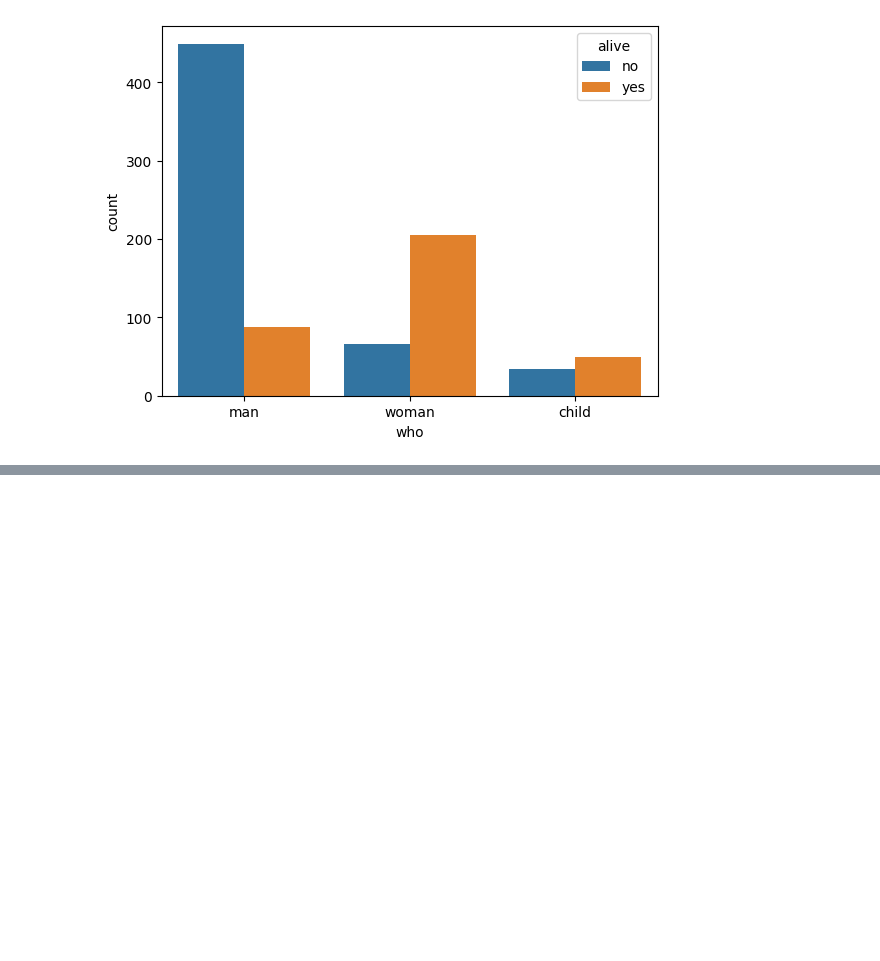
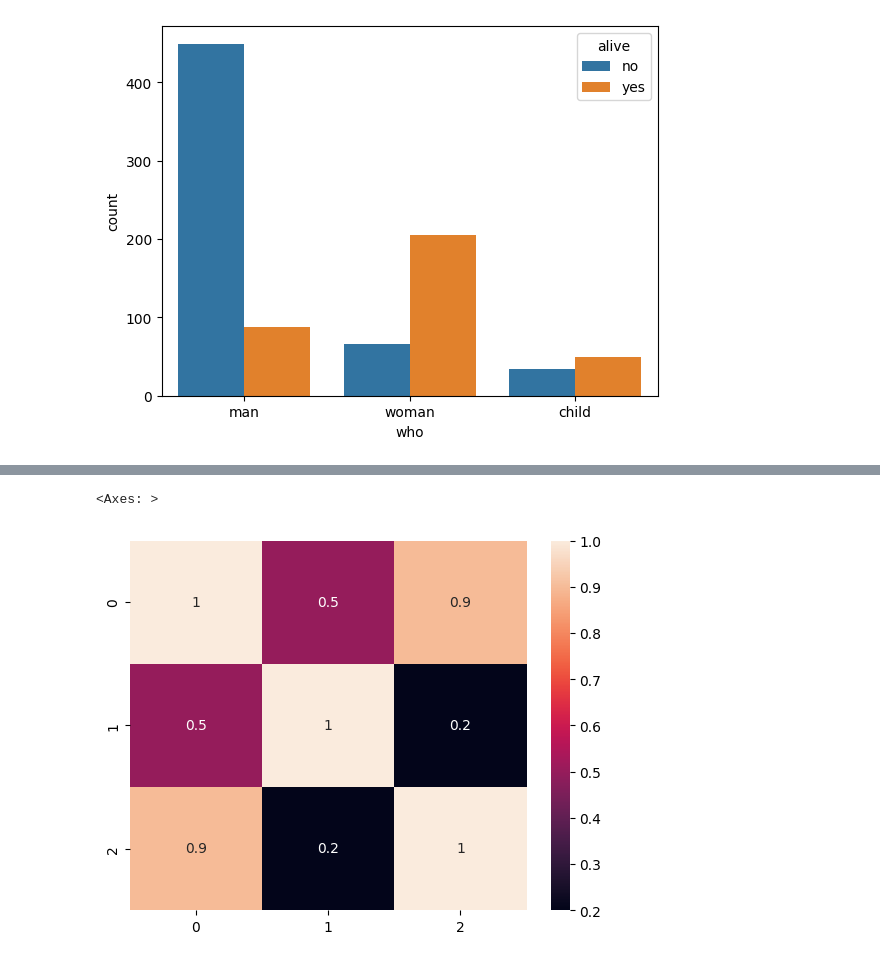
Before and after one commit to ntnmathur/intellipaat, a Jupyter notebook: python/matplotlib.ipynb, the cells around one changed output, grey strips where cells are left out. Cells and saved outputs as stored; diff of their text form; code cells hidden in the pictures; blank space fills up the shorter version.

```diff
--- a/python/matplotlib.ipynb
+++ b/python/matplotlib.ipynb
@@ -412,0 +442,17 @@ sns.countplot(x='who',hue = 'alive', data=df,)
+# %%
+data = [
+    [1,0.5,0.9],
+    [0.5,1,0.2],
+    [0.9,0.2,1],
+]
+
+sns.heatmap(data, annot = True) # with data
+# 0-0.5: Weak correlation
+# 0.51-0.80: moderate correlation
+# 0.80-1: positive correlation
+
+# high value -> lighter color
+# lower value -> Darker color
+# %% [output]
+<Axes: >
+[figure, added]
```
Also changed, not shown: parts of 11 cells of this notebook, 2 other files.
